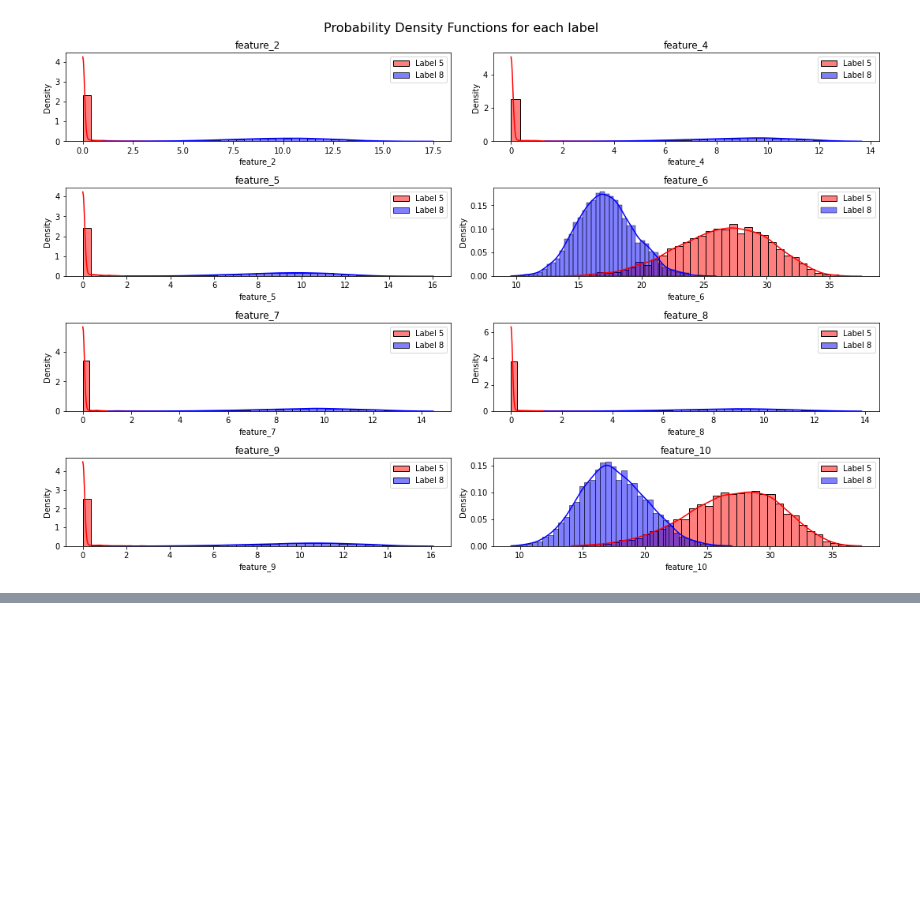
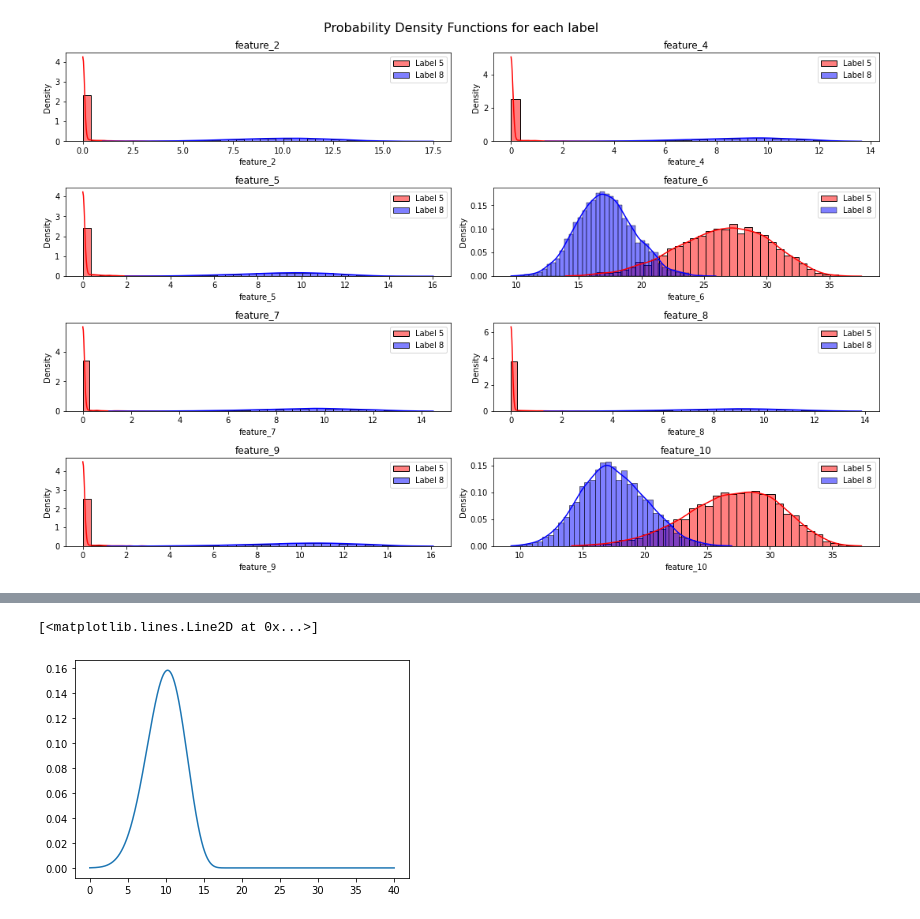
Before and after one commit to jnshzk/CCM_project, a Jupyter notebook: distributions.ipynb, the cells around one changed output, grey strips where cells are left out. Saved outputs shown, nothing was run; the diff lists cells and outputs as text; code cells hidden in the pictures; blank space fills up the shorter version.

Commit message:
added function to find best fitting distributions

```diff
--- a/distributions.ipynb
+++ b/distributions.ipynb
@@ -5,6 +6,7 @@ import seaborn as sns
 # %%
 # reading data
-df = pd.read_csv('../github/hidden_features_df.csv', index_col="Unnamed: 0")
+#df = pd.read_csv('../github/hidden_features_df.csv', index_col="Unnamed: 0")
+df = pd.read_csv('hidden_features_df.csv', index_col="Unnamed: 0")
 # %%
 # showing 5 first registers
 df.head(5)
@@ -84,0 +129,14 @@ plt.show()
+# %%
+#collect best fitting distributions for each feature and category
+
+feature_distributions_5 = {}
+feature_distributions_8 = {}
+
+valid_feature_nums = [2,4,5,6,7,8,9,10]
+
+for feature_num in valid_feature_nums:
+    best_dist_5, best_p_5, params_5 = find_best_dist(df_5['feature_'+str(feature_num)])
+    feature_distributions_5['feature_'+str(feature_num)] = (best_dist_5, params_5)
+
+    best_dist_8, best_p_8, params_8 = find_best_dist(df_8['feature_'+str(feature_num)])
+    feature_distributions_8['feature_'+str(feature_num)] = (best_dist_8, params_8)
@@ -84,0 +182,10 @@ plt.show()
+# %%
+#spot check distributions to make sure they look reasonable
+x = np.linspace(0,40,5000)
+
+params = feature_distributions_8['feature_2'][1]
+dist_pdf = stats.beta.pdf(x, params[0], params[1], params[2], params[3])
+plt.plot(x, dist_pdf)
+# %% [output]
+[<matplotlib.lines.Line2D at 0x...>]
+[figure, added]
```
Also changed, not shown: parts of 5 cells of this notebook.
